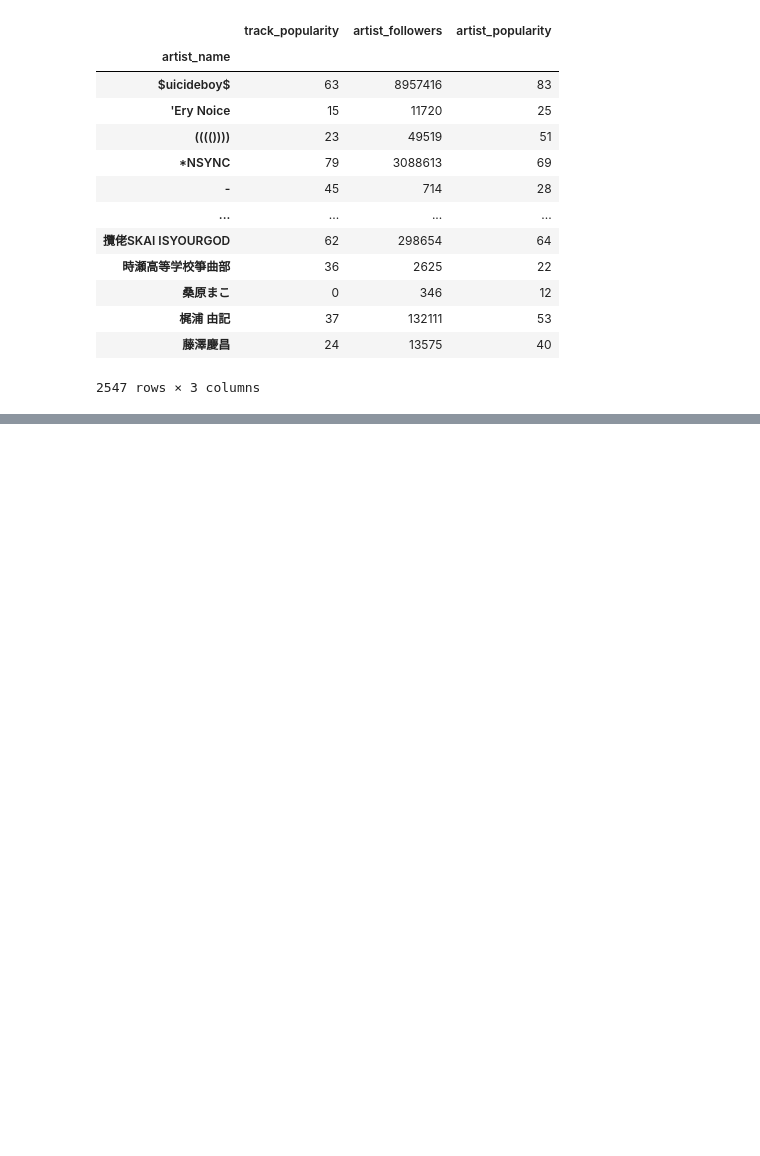
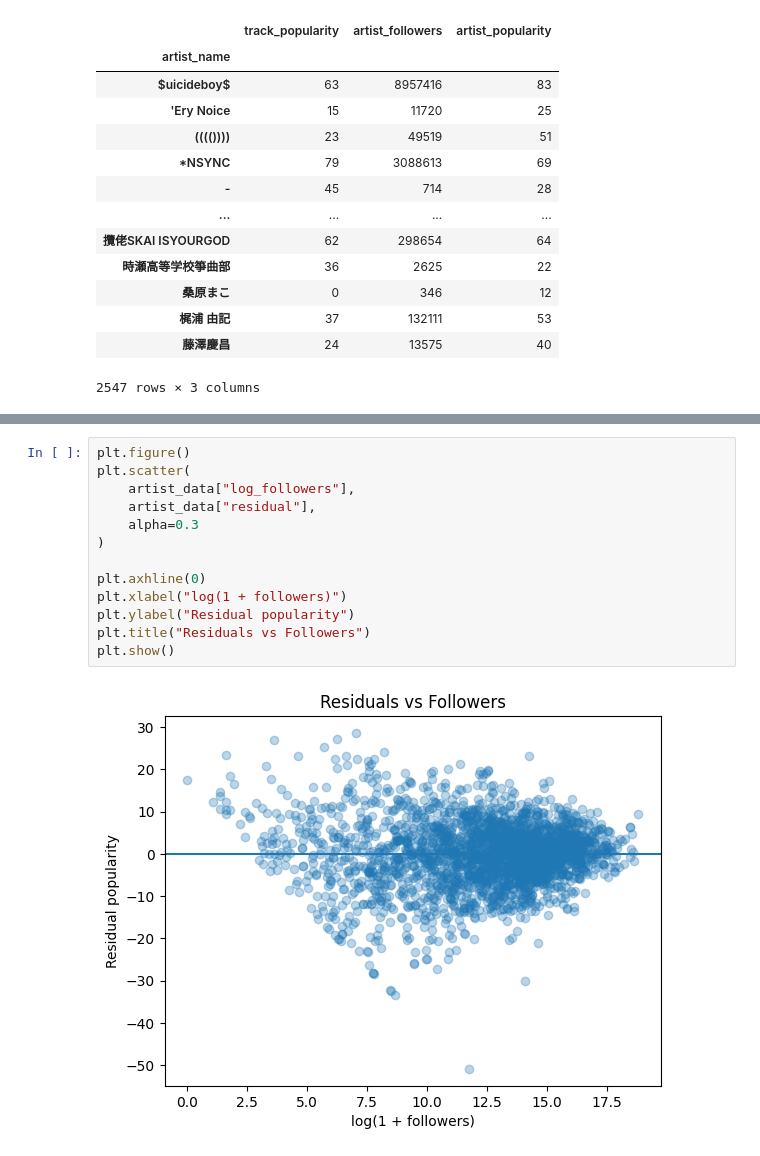
Before and after one commit to Josh265365/SpotifyDataAnalysis, a Jupyter notebook: StarAnalysis.ipynb, the cells around one changed output, grey strips where cells are left out. Saved outputs shown, nothing was run; the diff lists cells and outputs as text; blank space fills up the shorter version.

```diff
--- a/StarAnalysis.ipynb
+++ b/StarAnalysis.ipynb
@@ -122,0 +307,15 @@ artist_data
+# %%
+plt.figure()
+plt.scatter(
+    artist_data["log_followers"],
+    artist_data["residual"],
+    alpha=0.3
+)
+
+plt.axhline(0)
+plt.xlabel("log(1 + followers)")
+plt.ylabel("Residual popularity")
+plt.title("Residuals vs Followers")
+plt.show()
+# %% [output]
+[figure, added]
```
Also changed, not shown: parts of 17 cells of this notebook.
